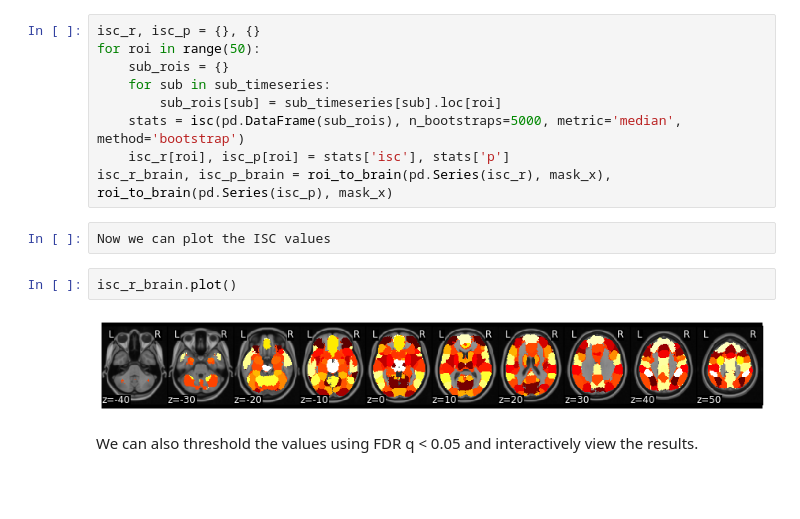
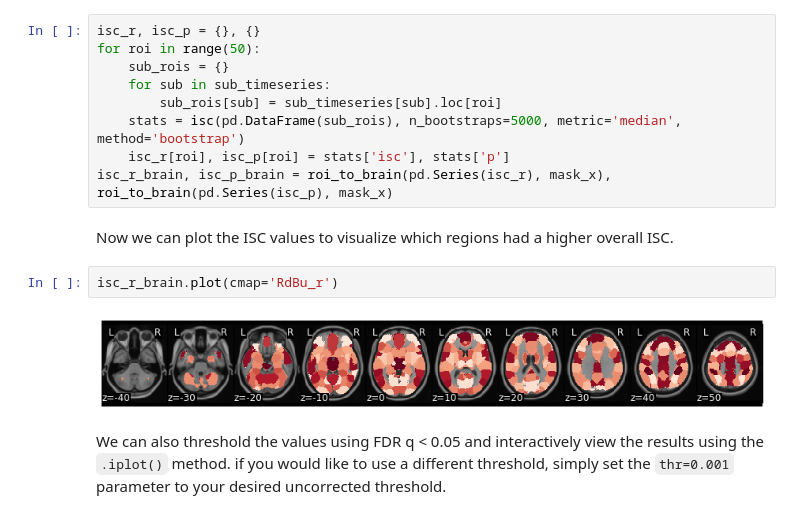
Before and after one commit to naturalistic-data-analysis/naturalistic_data_analysis, a Jupyter notebook: content/features/notebooks/Intersubject_Correlation.ipynb, the cells around one changed output. Saved outputs shown, nothing was run; the diff lists cells and outputs as text; blank space fills up the shorter version.

```diff
--- a/content/features/notebooks/Intersubject_Correlation.ipynb
+++ b/content/features/notebooks/Intersubject_Correlation.ipynb
@@ -255,12 +276,12 @@ for roi in range(50):
     stats = isc(pd.DataFrame(sub_rois), n_bootstraps=5000, metric='median', method='bootstrap')
     isc_r[roi], isc_p[roi] = stats['isc'], stats['p']
 isc_r_brain, isc_p_brain = roi_to_brain(pd.Series(isc_r), mask_x), roi_to_brain(pd.Series(isc_p), mask_x)
-# %%
-Now we can plot the ISC values
+# %% [markdown]
+Now we can plot the ISC values to visualize which regions had a higher overall ISC.
 # %%
-isc_r_brain.plot()
+isc_r_brain.plot(cmap='RdBu_r')
 # %% [output]
-[figure, old version]
+[figure, new version]
 # %% [markdown]
-We can also threshold the values using FDR q < 0.05 and interactively view the results.
+We can also threshold the values using FDR q < 0.05 and interactively view the results using the `.iplot()` method. if you would like to use a different threshold, simply set the `thr=0.001` parameter to your desired uncorrected threshold.
 # %%
```
Also changed, not shown: parts of 41 cells of this notebook, 16 other files.
